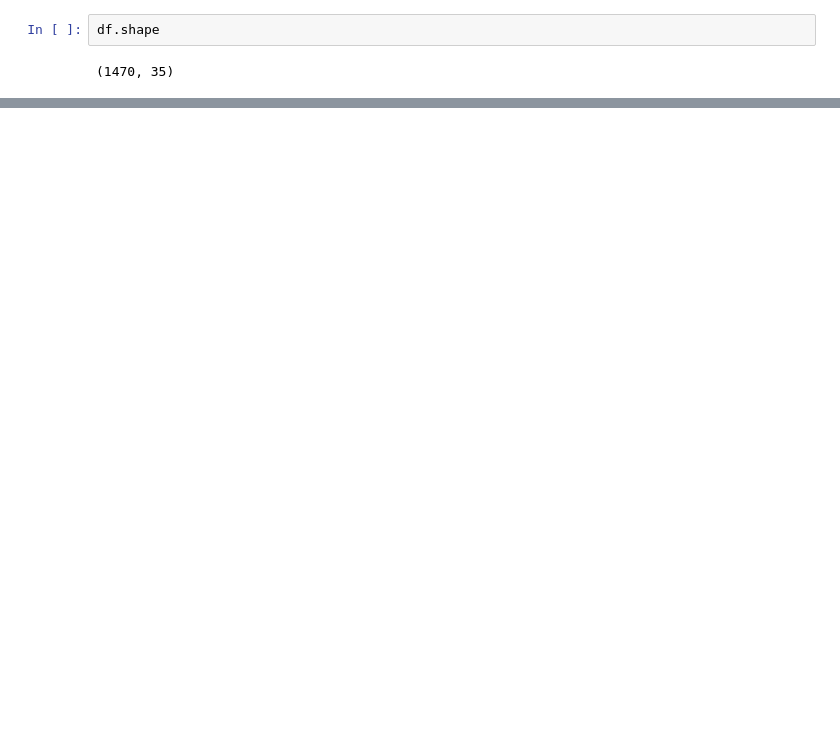
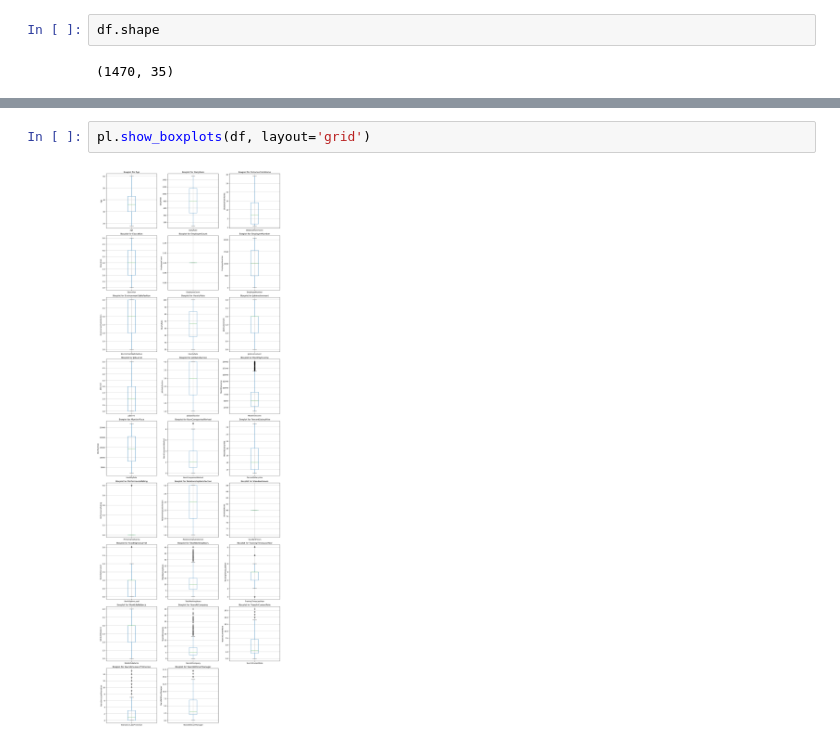
Before and after one commit to MojoOno/MP3, a Jupyter notebook: MP3_report.ipynb, the cells around one changed output, grey strips where cells are left out. Cells and saved outputs as stored; diff of their text form; blank space fills up the shorter version.

```diff
--- a/MP3_report.ipynb
+++ b/MP3_report.ipynb
@@ -84,0 +77,4 @@ memory usage: 402.1+ KB
+# %%
+pl.show_boxplots(df, layout='grid')
+# %% [output]
+[figure, added]
```
Also changed, not shown: parts of 10 cells of this notebook.
